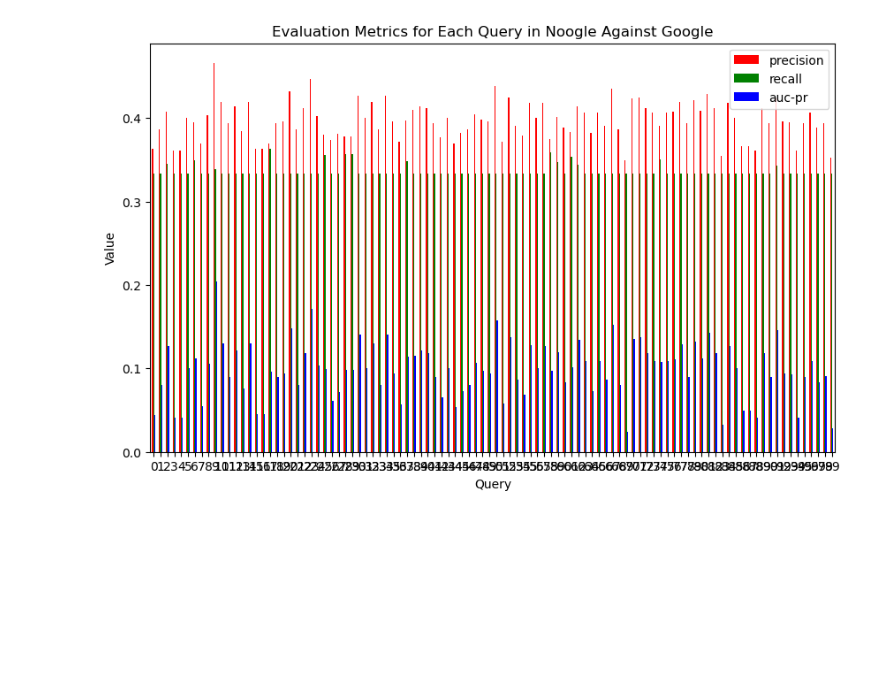
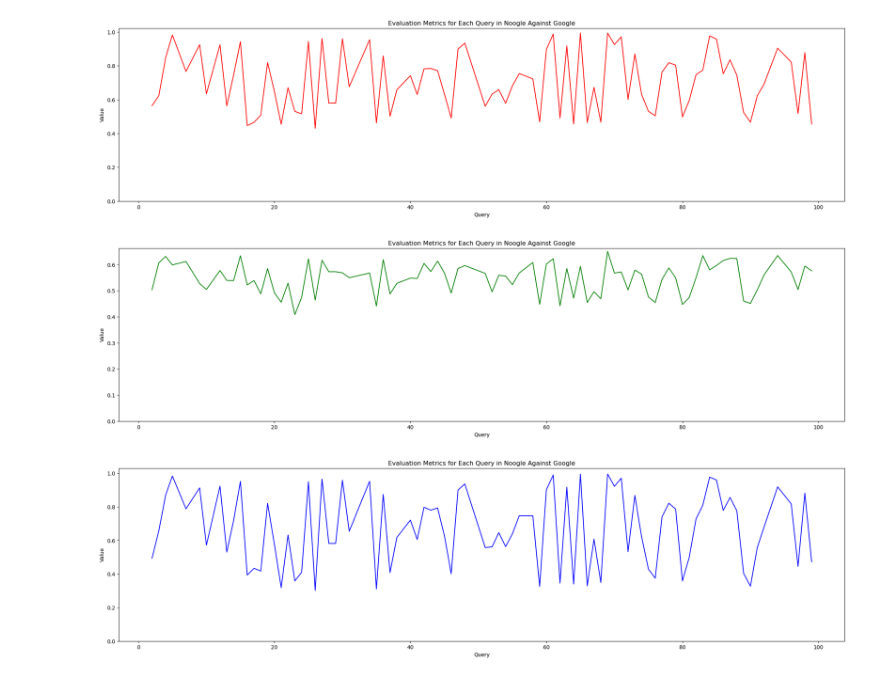
Before and after one commit to suparthghimire/search_engine, a Jupyter notebook: server/analysis/Analysis.ipynb, the cells around one changed output. Saved outputs shown, nothing was run; the diff lists cells and outputs as text; code cells hidden in the pictures; blank space fills up the shorter version.

```diff
--- a/server/analysis/Analysis.ipynb
+++ b/server/analysis/Analysis.ipynb
@@ -96,18 +96,44 @@ results.head(50)
+# %%
+def removeRow(row):
+    return row['precision'] < 0.3 or row['recall'] < 0.3 or row['auc-pr'] < 0.3
+
+new_results = results[~results.apply(removeRow, axis=1)]
 # %%
-graph_results = results.set_index('new_index')
+graph_results = new_results.set_index('new_index')
 # %%
 # graph visualization
-
 graph_colors = ['r', 'g', 'b']
-
-ax = graph_results.plot(kind='bar', figsize=(10,6), rot=0,  color=graph_colors)
-ax.set_title('Evaluation Metrics for Each Query in Noogle Against Google')
-ax.set_xlabel('Query')
-ax.set_ylabel('Value')
-
-plt.show()
-# %% [output]
-[figure, removed]
+# %%
+px = graph_results["precision"].plot(kind='line', figsize=(25,6), rot=0,  color="r")
+px.set_ylim(ymin=0)
+px.set_title('Evaluation Metrics for Each Query in Noogle Against Google')
+px.set_xlabel('Query')
+px.set_ylabel('Value')
+
+plt.show()
+# %% [output]
+[figure, added]
+# %%
+rx = graph_results["recall"].plot(kind='line', figsize=(25,6), rot=0,  color="g")
+rx.set_ylim(ymin=0)
+
+rx.set_title('Evaluation Metrics for Each Query in Noogle Against Google')
+rx.set_xlabel('Query')
+rx.set_ylabel('Value')
+
+plt.show()
+# %% [output]
+[figure, added]
+# %%
+ax = graph_results["auc-pr"].plot(kind='line', figsize=(25,6), rot=0,  color="b")
+ax.set_ylim(ymin=0)
+ax.set_title('Evaluation Metrics for Each Query in Noogle Against Google')
+ax.set_xlabel('Query')
+ax.set_ylabel('Value')
+
+plt.show()
+# %% [output]
+[figure, added]
 # %%
 mean_prc = results["precision"].mean()
 mean_rcl = results["recall"].mean()
```
Also changed, not shown: parts of 5 cells of this notebook, 5 other files.
